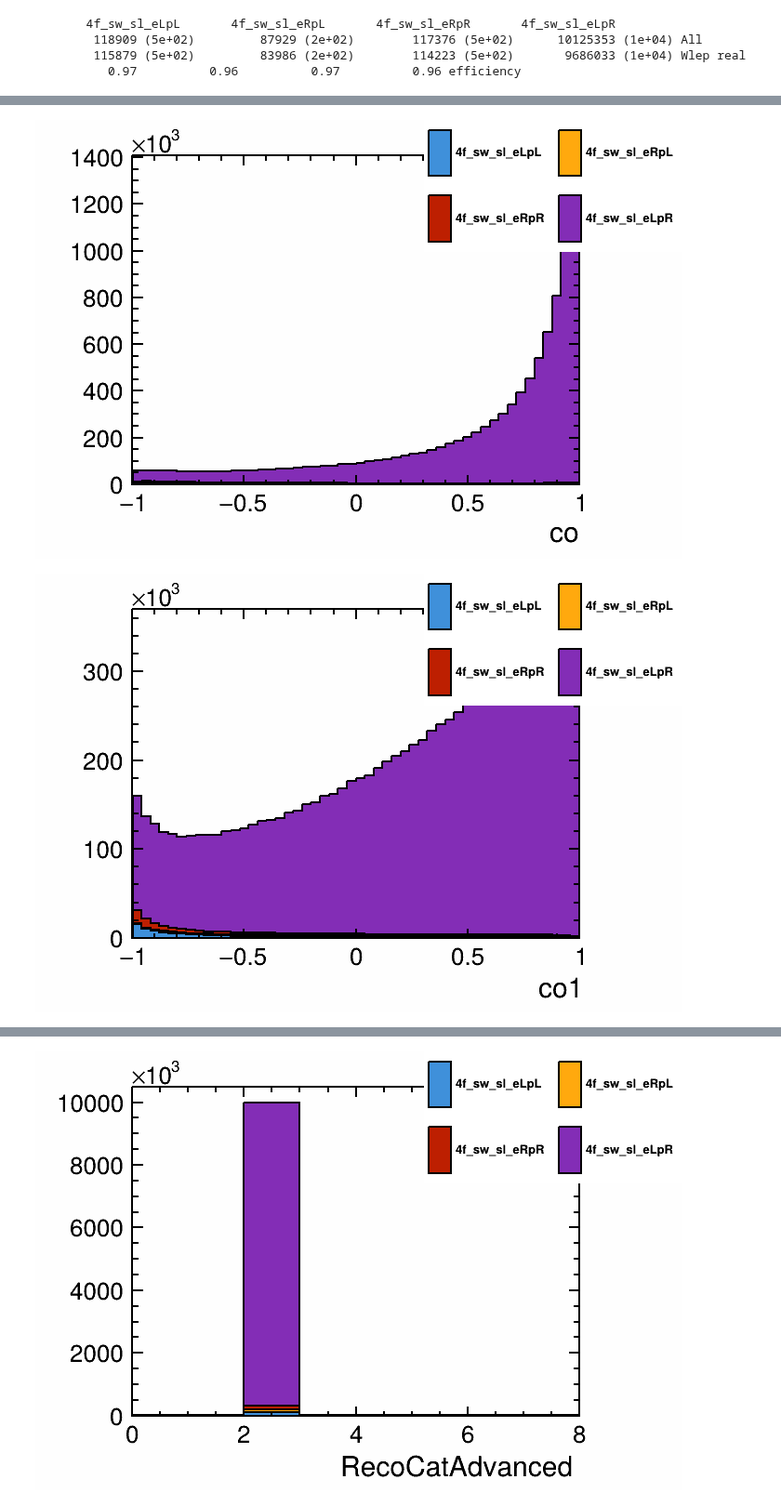
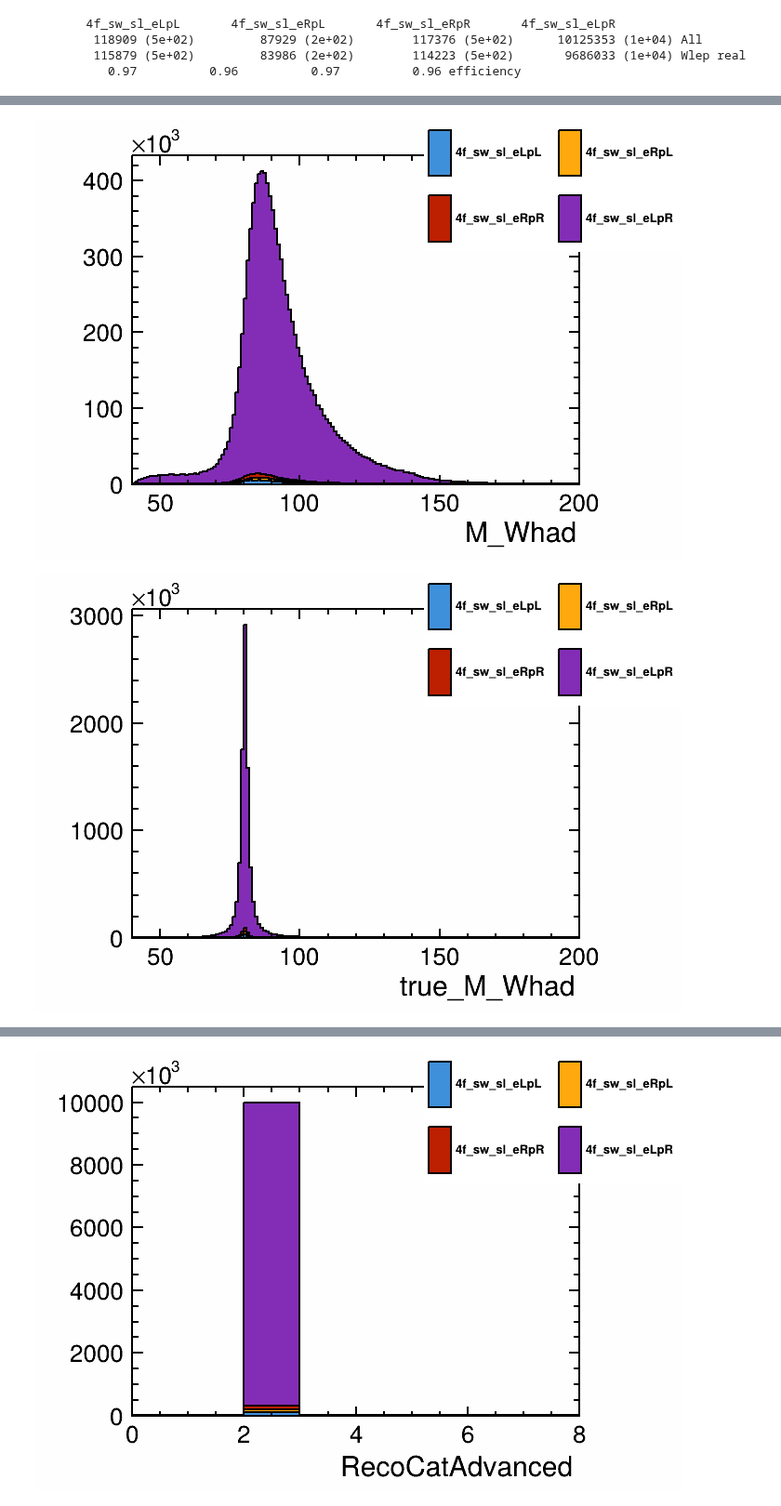
Before and after one commit to Zehvogel/enuW, a Jupyter notebook: miniDST-stage2-signal-only.ipynb, the cells around one changed output, grey strips where cells are left out. Shown at 93% size. Drawn from its saved outputs; the diff is of its cells as text; code cells hidden in the pictures.

```diff
--- a/miniDST-stage2-signal-only.ipynb
+++ b/miniDST-stage2-signal-only.ipynb
@@ -147,10 +162,9 @@ analysis.print_reports()
 # %%
 analysis.draw_histogram("nu_E")
 analysis.draw_histogram("M_Wlep")
+analysis.draw_histogram("true_M_Wlep")
 analysis.draw_histogram("M_Whad")
-analysis.draw_histogram("co")
-analysis.draw_histogram("co1")
-analysis.draw_histogram("ph1")
+analysis.draw_histogram("true_M_Whad")
 # %% [output]
 [figure]
 [figure]
@@ -158,2 +172,2 @@ analysis.draw_histogram("ph1")
-[figure, old version]
+[figure, new version]
-[figure, old version]
+[figure, new version]
```
Also changed, not shown: parts of 12 cells of this notebook, 3 other files.
